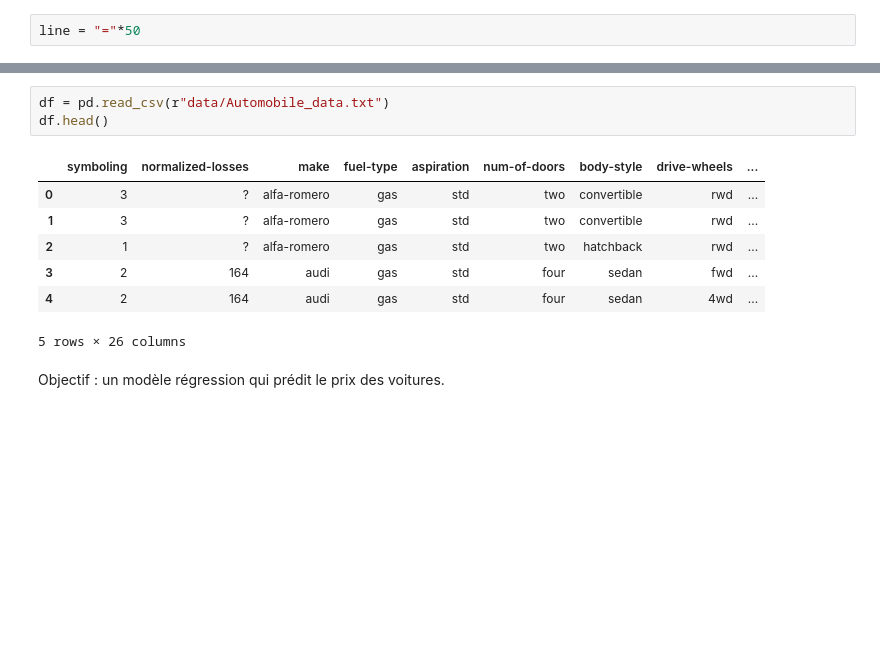
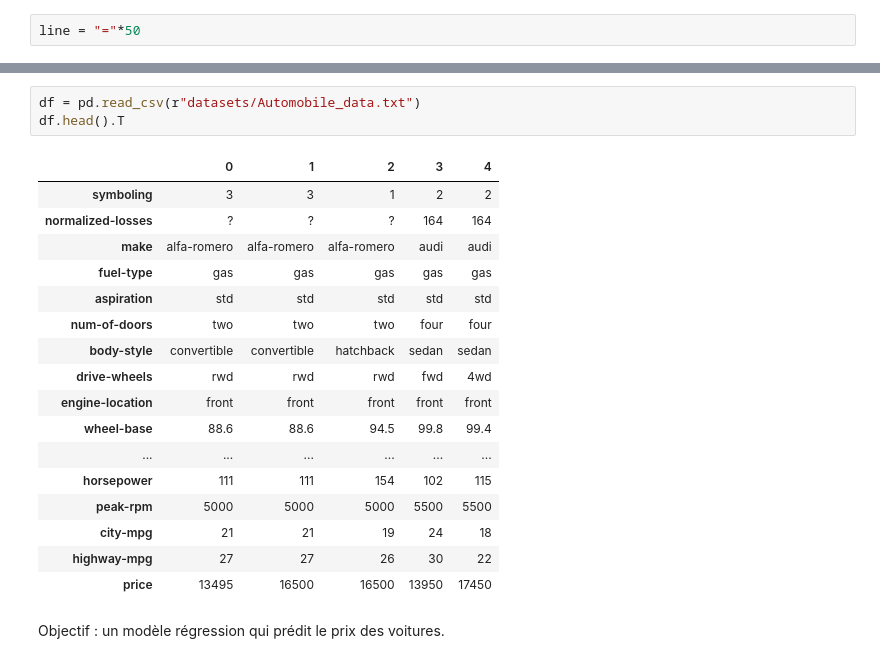
Before and after one commit to fereol023/car_pricing_API, a Jupyter notebook: build_model_v2.ipynb, the cells around one changed output, grey strips where cells are left out. Cells and saved outputs as stored; diff of their text form; blank space fills up the shorter version.

Commit message:
features engineering, pipelines, CV and features importance

```diff
--- a/build_model_v2.ipynb
+++ b/build_model_v2.ipynb
@@ -17,14 +14,24 @@ line = "="*50
 # %%
-df = pd.read_csv(r"data/Automobile_data.txt")
-df.head()
+df = pd.read_csv(r"datasets/Automobile_data.txt")
+df.head().T
 # %% [output]
-|  | symboling | normalized-losses | make | fuel-type | aspiration | num-of-doors | body-style | drive-wheels | ... |
-| 0 | 3 | ? | alfa-romero | gas | std | two | convertible | rwd | ... |
-| 1 | 3 | ? | alfa-romero | gas | std | two | convertible | rwd | ... |
-| 2 | 1 | ? | alfa-romero | gas | std | two | hatchback | rwd | ... |
-| 3 | 2 | 164 | audi | gas | std | four | sedan | fwd | ... |
-| 4 | 2 | 164 | audi | gas | std | four | sedan | 4wd | ... |
+|  | 0 | 1 | 2 | 3 | 4 |
+| symboling | 3 | 3 | 1 | 2 | 2 |
+| normalized-losses | ? | ? | ? | 164 | 164 |
+| make | alfa-romero | alfa-romero | alfa-romero | audi | audi |
+| fuel-type | gas | gas | gas | gas | gas |
+| aspiration | std | std | std | std | std |
+| num-of-doors | two | two | two | four | four |
+| body-style | convertible | convertible | hatchback | sedan | sedan |
+| drive-wheels | rwd | rwd | rwd | fwd | 4wd |
+| engine-location | front | front | front | front | front |
+| wheel-base | 88.6 | 88.6 | 94.5 | 99.8 | 99.4 |
+| ... | ... | ... | ... | ... | ... |
+| horsepower | 111 | 111 | 154 | 102 | 115 |
+| peak-rpm | 5000 | 5000 | 5000 | 5500 | 5500 |
+| city-mpg | 21 | 21 | 19 | 24 | 18 |
+| highway-mpg | 27 | 27 | 26 | 30 | 22 |
+| price | 13495 | 16500 | 16500 | 13950 | 17450 |
-5 rows × 26 columns
 # %% [markdown]
 Objectif : un modèle régression qui prédit le prix des voitures.
 # %%
```
Also changed, not shown: parts of 33 cells of this notebook, 7 other files.
